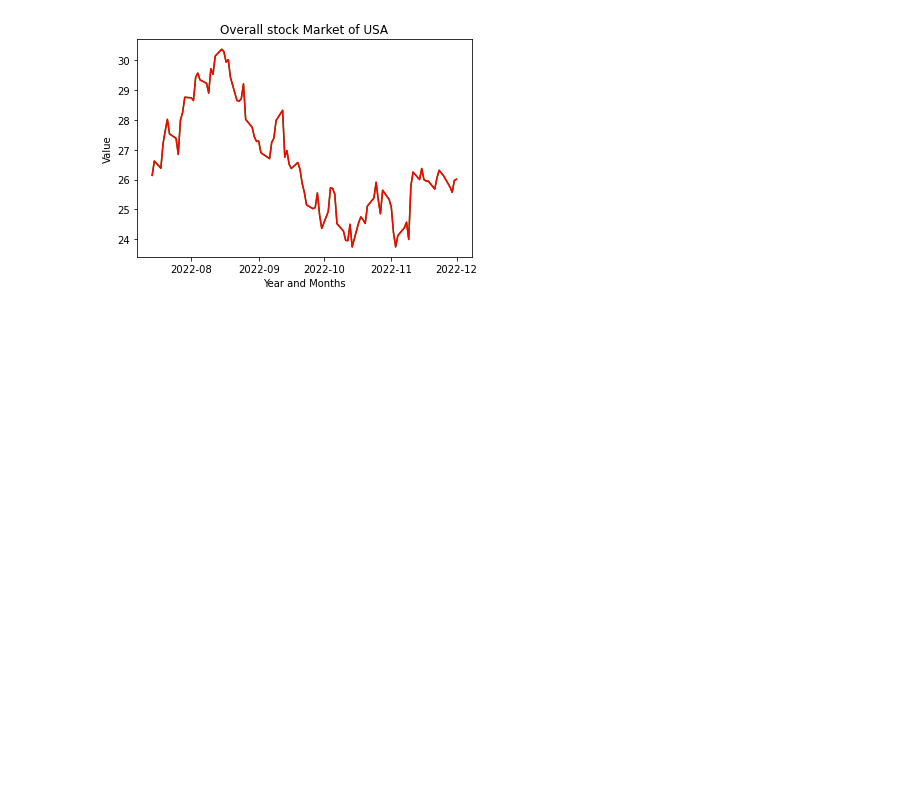
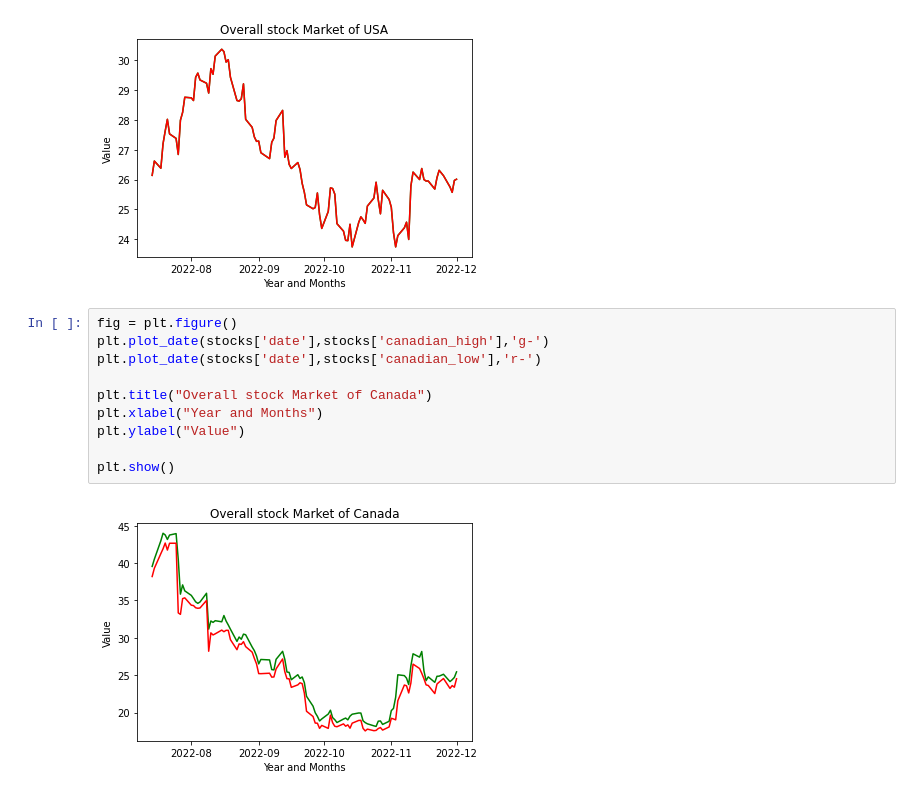
Before and after one commit to AIDA-Saskatchewan-polytechnic/FInal_Project-by-YAM-Group, a Jupyter notebook: FinalProject.ipynb, the cells around one changed output. Saved outputs shown, nothing was run; the diff lists cells and outputs as text; blank space fills up the shorter version.

Commit message:
Overall stock Market of Canada Graph

```diff
--- a/FinalProject.ipynb
+++ b/FinalProject.ipynb
@@ -338,3 +338,15 @@ plt.ylabel("Value")
 plt.show()
 # %% [output]
 [figure]
+# %%
+fig = plt.figure()
+plt.plot_date(stocks['date'],stocks['canadian_high'],'g-')
+plt.plot_date(stocks['date'],stocks['canadian_low'],'r-')
+
+plt.title("Overall stock Market of Canada")
+plt.xlabel("Year and Months")
+plt.ylabel("Value")
+
+plt.show()
+# %% [output]
+[figure, added]
```
